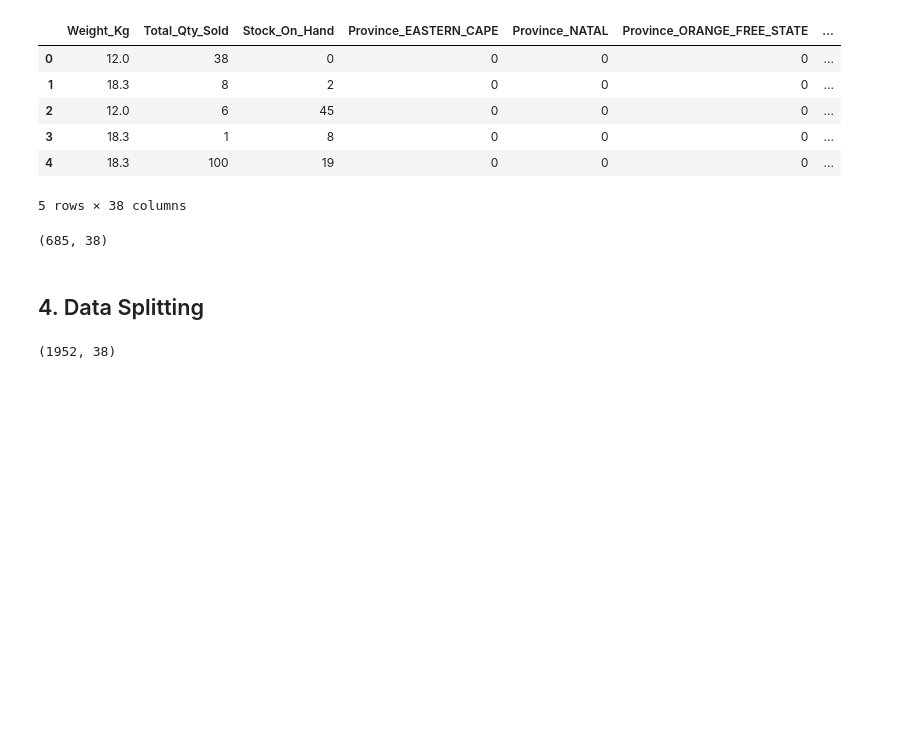
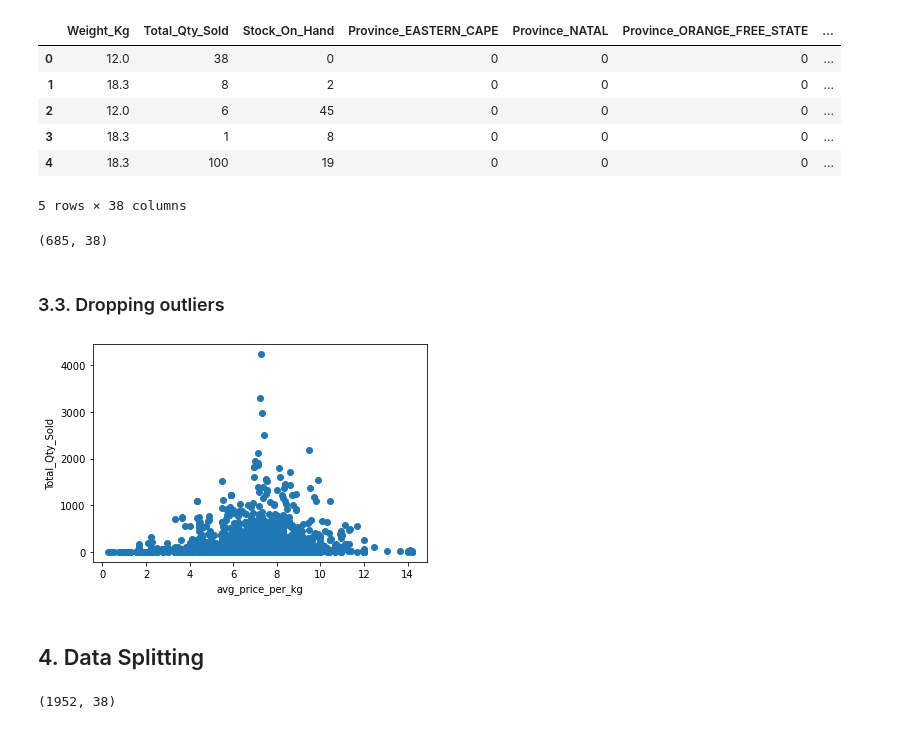
Before and after one commit to lkrump7/regression-apples-predict-api-template, a Jupyter notebook: Linear Regression team TS2.ipynb, the cells around one changed output. Drawn from its saved outputs; the diff is of its cells as text; code cells hidden in the pictures; blank space fills up the shorter version.

```diff
--- a/Linear Regression team TS2.ipynb
+++ b/Linear Regression team TS2.ipynb
@@ -449,6 +449,28 @@ test_submission_set.head()
 test_submission_set.shape
 # %% [output]
 (685, 38)
+# %% [markdown]
+### 3.3. Dropping outliers
+# %%
+#Filter out outliers using Interquartile Range method
+Q1 = train_set.quantile(0.25)
+Q3 = train_set.quantile(0.75)
+IQR = Q3 - Q1
+
+
+#filter out the outliers
+index = train_set[(train_set["avg_price_per_kg"] >= 15)].index
+index2 = train_set[(train_set["avg_price_per_kg"] >7) & (train_set["Weight_Kg"] == 400)].index
+#drop outliers
+train_set.drop(index, inplace=True)
+train_set.drop(index2, inplace=True)
+# %%
+plt.scatter(train_set['avg_price_per_kg'], train_set['Total_Qty_Sold'])
+plt.ylabel("Total_Qty_Sold")
+plt.xlabel("avg_price_per_kg")
+plt.show()
+# %% [output]
+[figure, added]
 # %% [markdown]
 ## 4. Data Splitting
 # %%
```
